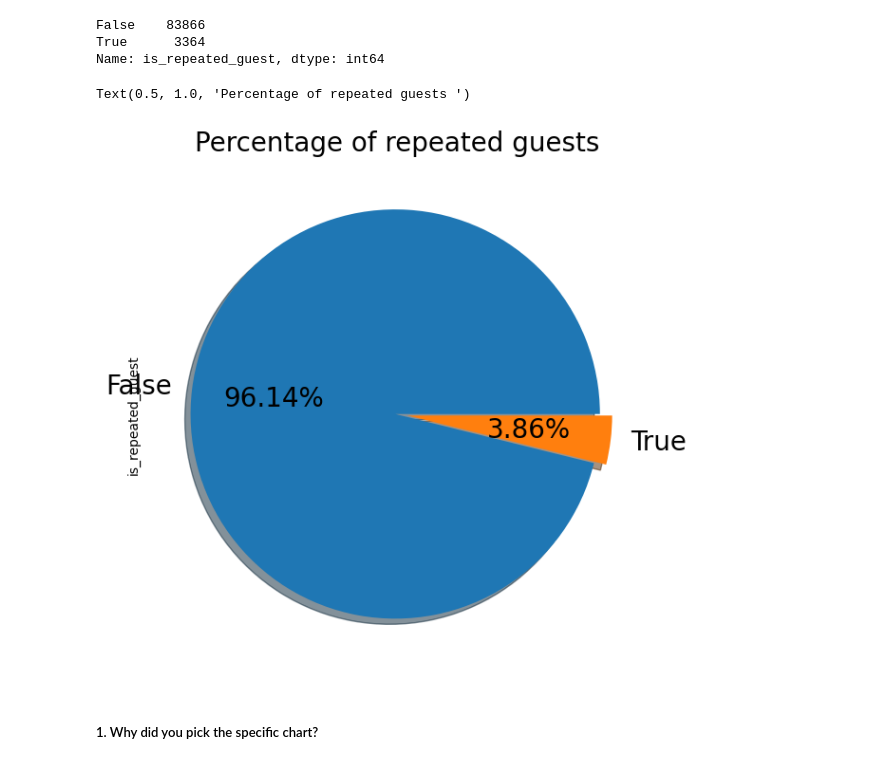
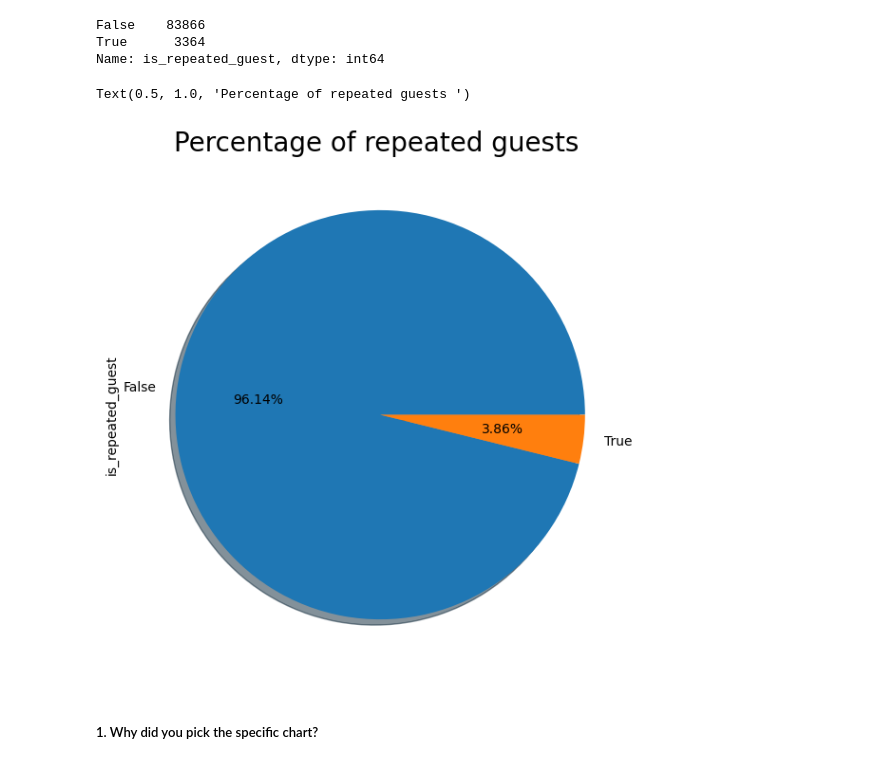
Before and after one commit to krish-kanji/hotel-booking-analysis, a Jupyter notebook: Copy_of_hotel_booking_analysis.ipynb, the cells around one changed output. Drawn from its saved outputs; the diff is of its cells as text; code cells hidden in the pictures.

```diff
--- a/Copy_of_hotel_booking_analysis.ipynb
+++ b/Copy_of_hotel_booking_analysis.ipynb
@@ -558,11 +571,11 @@ True      3364
 Name: is_repeated_guest, dtype: int64
 # %%
 # piechart is used for visaulization
-repeated_guests_count.plot.pie(explode=[0.03, 0.03], autopct='%1.2f%%', shadow=True, figsize=(10,7),fontsize=20)
+repeated_guests_count.plot.pie(autopct='%1.2f%%', shadow=True, figsize=(10,7))
 plt.title('Percentage of repeated guests ',fontsize = 20)
 # %% [output]
 Text(0.5, 1.0, 'Percentage of repeated guests ')
-[figure, old version]
+[figure, new version]
 # %% [markdown]
 ##### 1. Why did you pick the specific chart?
 # %% [markdown]
```
Also changed, not shown: parts of 39 cells of this notebook.
